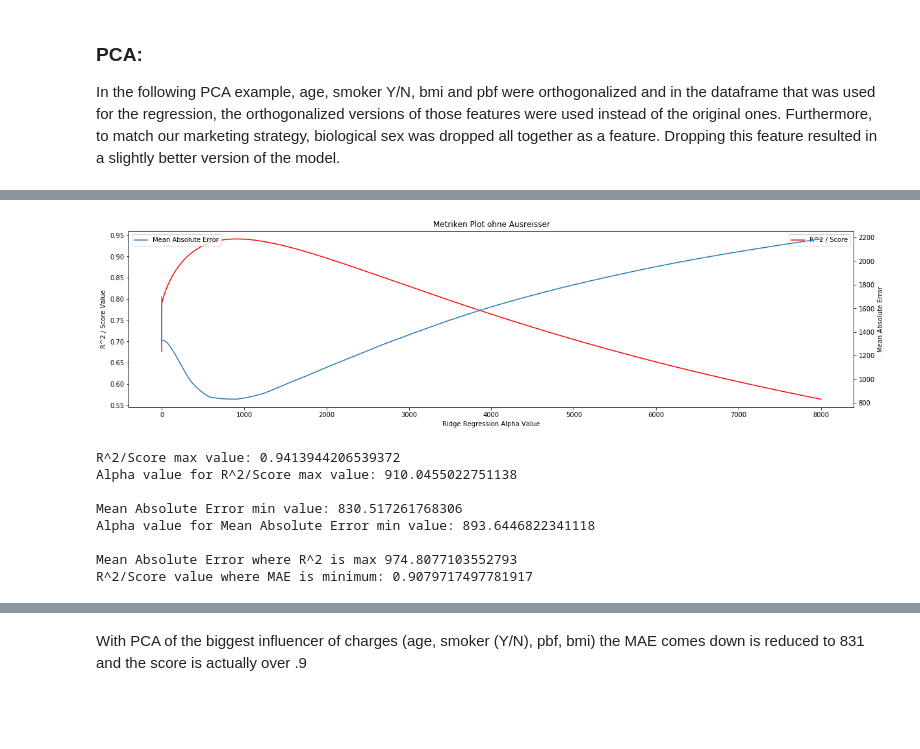
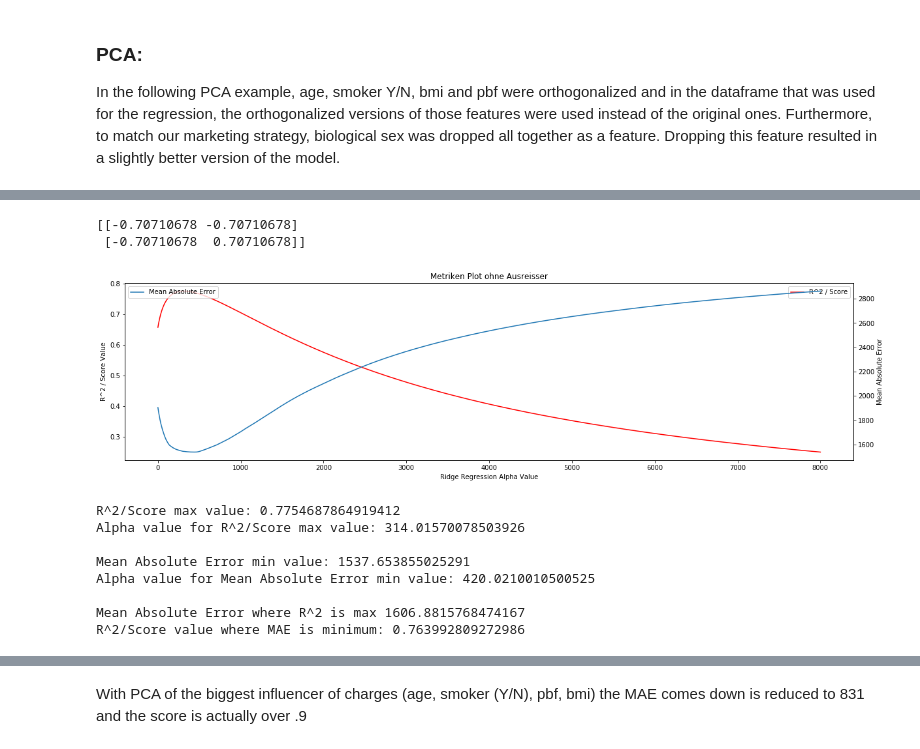
Before and after one commit to challenge-healthcare/regression, a Jupyter notebook: Main.ipynb, the cells around one changed output, grey strips where cells are left out. Cells and saved outputs as stored; diff of their text form; code cells hidden in the pictures; blank space fills up the shorter version.

```diff
--- a/Main.ipynb
+++ b/Main.ipynb
@@ -105,6 +105,7 @@ class RidgeRegression(BaseEstimator):
         self.beta_ = None
         # values of cost function along gradient descent iterations
         self.costs_ = []
+        self.bins = [0, 5000, 10000, 20000, 100000]
 
     def fit(self,X,y):
         if(self.opt_method == "neq"):
@@ -152,7 +153,8 @@ class RidgeRegression(BaseEstimator):
 
         raise Exception("Model coefficient haven't been calculated yet. Please call the specific functions to calculate the coefficients.")
 
-    def score(self,y,y_hat):
+    @staticmethod
+    def score(y,y_hat):
         '''Returns R^2 for given input/output data given the model
         coefficients. 1 - (sum of squares of residuals / total sum of squares) | sum of squares = sum of (yi - mean(y))^2
         '''
@@ -169,6 +171,11 @@ class RidgeRegression(BaseEstimator):
     def mae(y, y_hat):
         mae =  (1 / len(y)) * np.sum(abs(y-y_hat))
         return mae
+
+    @staticmethod
+    def scoreLevels(y, y_hat):
+        mae =  (1 / len(y)) * np.sum(abs(y-y_hat))
+        return mae
 # %%
 from sklearn.model_selection import train_test_split
 
@@ -181,7 +188,7 @@ print(input)
 input = np.array(input)
 
 train_input, test_input, train_labels, test_labels = \
-    train_test_split(input, labels, test_size = 0.1, random_state = 42)
+    train_test_split(input, labels, test_size = 0.2, random_state = 42)
 # %% [output]
       age  sex  children  smoker  canton    pbf
 1      19    0         0       0       0  35.94
@@ -453,7 +465,7 @@ print(type(data_non_smoker), type(data_no_outliers))
 # %%
 labels = np.array(data_smoker['charges'])
 # The data we want to split = 'input'
-input = data_smoker.drop('charges', axis=1).drop('charges_level', axis=1).drop('bmi', axis = 1).drop('smoker', axis = 1)
+input = data_smoker.drop('charges', axis=1).drop('charges_level', axis=1).drop('bmi', axis = 1).drop('smoker', axis = 1).drop('sex', axis = 1)
 
 # The argument for the split function has to be an array
 input_list = list(input.columns)
@@ -585,32 +632,25 @@ In the following PCA example, age, smoker Y/N, bmi and pbf were orthogonalized a
 # %%
-pca_data = data_no_outliers[['age', 'smoker', 'bmi', 'pbf']]
+pca_data = data_no_outliers[['bmi', 'pbf']]
+
 X = pca_data.values
 X = X.T
 x_mean = X - np.mean(X, axis=0)
 
-U, S, Vt = np.linalg.svd(X, full_matrices= False)
-
-components_ = np.real(Vt)
-
-idx = np.argsort(S)[::-1]
-
-#eigenwert berechnen und varianz berechnen mit np.cov weil ich mit svd irgendwo noch einen Fehler hatte
-
-test = np.cov(X)
-(eigvalues_, components) = np.linalg.eigh(test)
-
+test = np.cov(x_mean)
+(eigvalues_, components_) = np.linalg.eigh(test)
+print(components_.T)
 idx = eigvalues_.argsort()[::-1]
 eigvalues_ = eigvalues_[idx]
 total_variance_ = np.sum(eigvalues_)
 explained_variance_ = eigvalues_ / total_variance_
 
-data4 = data_no_outliers
-data4[['age', 'smoker', 'canton', 'pbf']] = components_.T
+data4 = data_no_outliers.copy()
+data4[['bmi', 'pbf']] = np.dot(data4[['bmi', 'pbf']].values, components_.T)
 
 labels = np.array(data_no_outliers['charges'])
 
 # The data we want to split = 'input'
-input = data4.drop('sex', axis=1)
+input = data4.drop('sex', axis=1).drop('charges', axis = 1).drop('charges_level', axis = 1)
 
 # The argument for the split function has to be an array
 input = np.array(input)
@@ -637,40 +677,42 @@ for j in alphaRange:
     mae = RidgeRegressor.mae(test_labels, predics)
     maeArray.append(mae)
     scoreArray.append(score)
 
 plt.rcParams["figure.figsize"] = (20,5)
 
 fig1, ax1 = plt.subplots() # two axes on figure
 ax1.plot(alphaRange, scoreArray, label="R^2 / Score", color = "r")
 ax1.set_xlabel("Ridge Regression Alpha Value")
 ax1.set_ylabel("R^2 / Score Value")
 plt.legend()
 
 ax2 = ax1.twinx()
 ax2.plot(alphaRange, maeArray, label="Mean Absolute Error")
 ax2.set_xlabel("Ridge Regression Alpha Value")
 ax2.set_ylabel("Mean Absolute Error")
 
 plt.title("Metriken Plot ohne Ausreisser")
 plt.legend()
 plt.show()
 
 print("R^2/Score max value:", np.amax(scoreArray))
 print("Alpha value for R^2/Score max value:", alphaRange[np.where(scoreArray == np.amax(scoreArray))][0])
 print("")
 print("Mean Absolute Error min value:", np.amin(maeArray))
 print("Alpha value for Mean Absolute Error min value:", alphaRange[np.where(maeArray == np.amin(maeArray))][0])
 print("")
 print("Mean Absolute Error where R^2 is max", maeArray[alphaRange[np.where(scoreArray == np.amax(scoreArray))][0].round(decimals=0).astype(np.int64)])
 print("R^2/Score value where MAE is minimum:", scoreArray[alphaRange[np.where(maeArray == np.amin(maeArray))][0].round(decimals=0).astype(np.int64)])
 # %% [output]
+[[-0.70710678 -0.70710678]
+ [-0.70710678  0.70710678]]
-[figure, old version]
+[figure, new version]
-R^2/Score max value: 0.9413944206539372
-Alpha value for R^2/Score max value: 910.0455022751138
-
-Mean Absolute Error min value: 830.517261768306
-Alpha value for Mean Absolute Error min value: 893.6446822341118
-
-Mean Absolute Error where R^2 is max 974.8077103552793
-R^2/Score value where MAE is minimum: 0.9079717497781917
+R^2/Score max value: 0.7754687864919412
+Alpha value for R^2/Score max value: 314.01570078503926
+
+Mean Absolute Error min value: 1537.653855025291
+Alpha value for Mean Absolute Error min value: 420.0210010500525
+
+Mean Absolute Error where R^2 is max 1606.8815768474167
+R^2/Score value where MAE is minimum: 0.763992809272986
 # %%
```
Also changed, not shown: parts of 14 cells of this notebook.
